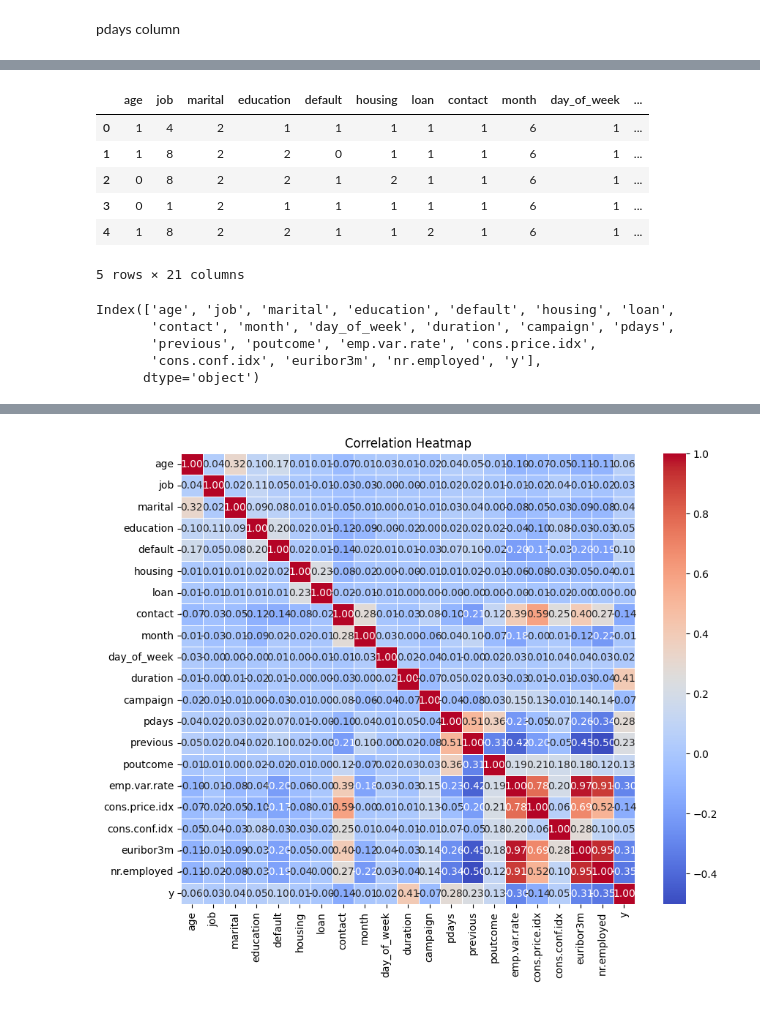
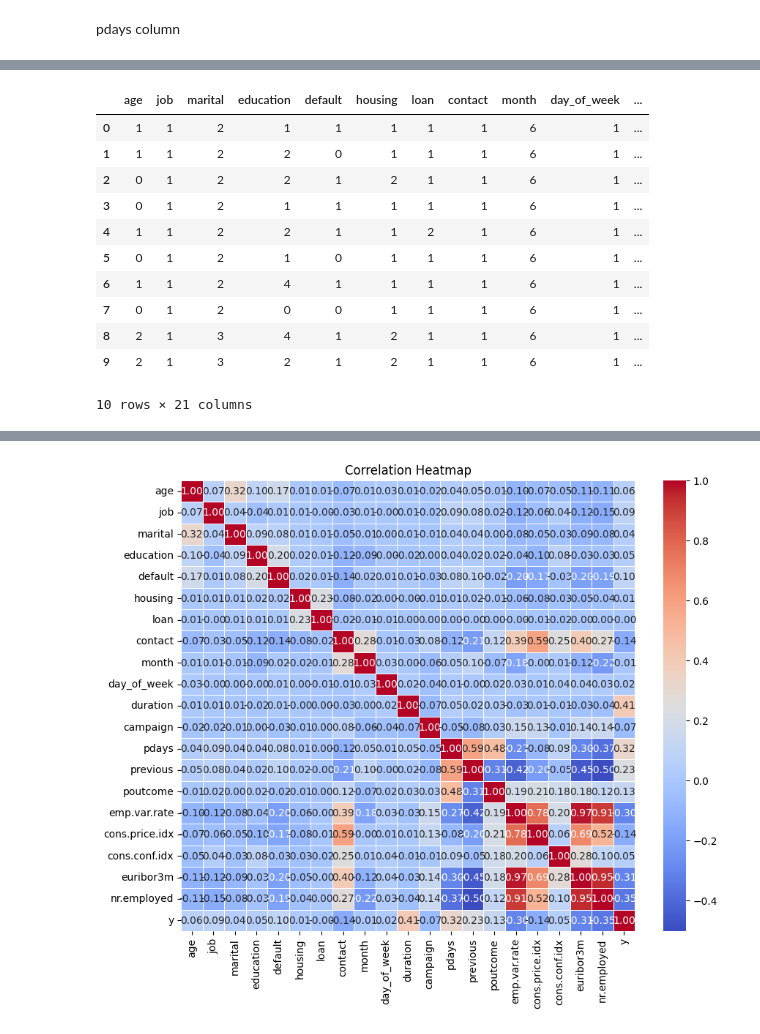
Before and after one commit to DilshanBotheju/BankMarketingPredictionSystem, a Jupyter notebook: ModelDevelopment.ipynb, the cells around one changed output, grey strips where cells are left out. Saved outputs shown, nothing was run; the diff lists cells and outputs as text; code cells hidden in the pictures.

```diff
--- a/ModelDevelopment.ipynb
+++ b/ModelDevelopment.ipynb
@@ -194,11 +175,18 @@ job column
 # %%
 # To handle null values when encoding
 def setJob(job):
-    if pd.isna(job):
+    if pd.isna(job):  # Check for NaN values
         return "Null"
+    elif job == "unemployed":
+        return "unemployed"
+    elif job == "student":
+        return "student"
+    elif job == "retired":
+        return "retired"
     else:
-        return job
+        return "employed"
 
+# Apply the function to the job column
 bank_data["job"] = bank_data["job"].apply(setJob)
 # %%
 bank_data["job"].value_counts()
@@ -366,9 +347,18 @@ bank_data["contact"].value_counts()
 dtype: int64
 # %% [markdown]
 pdays column
-# %%
-# Convert 999 days to -1
-bank_data["pdays"] = bank_data["pdays"].replace(999,-1)
+# %%
+# Handling multiple numerical values
+def setPdays(pdays):
+    if pdays <=30:
+      return "recently"
+    elif pdays == 999:
+      return "not contacted"
+    else:
+      return "long time ago"
+
+# Applying the function
+bank_data["pdays"] = bank_data["pdays"].apply(setPdays)
 # %%
 bank_data["pdays"].value_counts()
 # %% [output]
@@ -402,34 +397,20 @@ for column in categorical_bank_data.columns:
     bank_data[column] = label_encoder.fit_transform(bank_data[column])
 # %%
 # Display encoded dataset
-bank_data.head()
+bank_data.head(10)
 # %% [output]
 |  | age | job | marital | education | default | housing | loan | contact | month | day_of_week | ... |
-| 0 | 1 | 4 | 2 | 1 | 1 | 1 | 1 | 1 | 6 | 1 | ... |
-| 1 | 1 | 8 | 2 | 2 | 0 | 1 | 1 | 1 | 6 | 1 | ... |
-| 2 | 0 | 8 | 2 | 2 | 1 | 2 | 1 | 1 | 6 | 1 | ... |
+| 0 | 1 | 1 | 2 | 1 | 1 | 1 | 1 | 1 | 6 | 1 | ... |
+| 1 | 1 | 1 | 2 | 2 | 0 | 1 | 1 | 1 | 6 | 1 | ... |
+| 2 | 0 | 1 | 2 | 2 | 1 | 2 | 1 | 1 | 6 | 1 | ... |
 | 3 | 0 | 1 | 2 | 1 | 1 | 1 | 1 | 1 | 6 | 1 | ... |
-| 4 | 1 | 8 | 2 | 2 | 1 | 1 | 2 | 1 | 6 | 1 | ... |
+| 4 | 1 | 1 | 2 | 2 | 1 | 1 | 2 | 1 | 6 | 1 | ... |
+| 5 | 0 | 1 | 2 | 1 | 0 | 1 | 1 | 1 | 6 | 1 | ... |
+| 6 | 1 | 1 | 2 | 4 | 1 | 1 | 1 | 1 | 6 | 1 | ... |
+| 7 | 0 | 1 | 2 | 0 | 0 | 1 | 1 | 1 | 6 | 1 | ... |
+| 8 | 2 | 1 | 3 | 4 | 1 | 2 | 1 | 1 | 6 | 1 | ... |
+| 9 | 2 | 1 | 3 | 2 | 1 | 2 | 1 | 1 | 6 | 1 | ... |
-5 rows × 21 columns
+10 rows × 21 columns
-# %%
-from sklearn.preprocessing import StandardScaler
-
-# Assuming numeric_bank_data is a subset of bank_data
-numeric_columns = bank_data.select_dtypes(include=["float64", "int64"]).columns
-print(numeric_columns)
-
-# Remove y column
-numeric_columns = numeric_columns.drop("y")
-
-# Standardize the numeric columns
-ss = StandardScaler()
-bank_data[numeric_columns] = ss.fit_transform(bank_data[numeric_columns])
-# %% [output]
-Index(['age', 'job', 'marital', 'education', 'default', 'housing', 'loan',
-       'contact', 'month', 'day_of_week', 'duration', 'campaign', 'pdays',
-       'previous', 'poutcome', 'emp.var.rate', 'cons.price.idx',
-       'cons.conf.idx', 'euribor3m', 'nr.employed', 'y'],
-      dtype='object')
 # %%
 correlation = bank_data.corr()["y"]
 correlation
```
Also changed, not shown: parts of 24 cells of this notebook.
